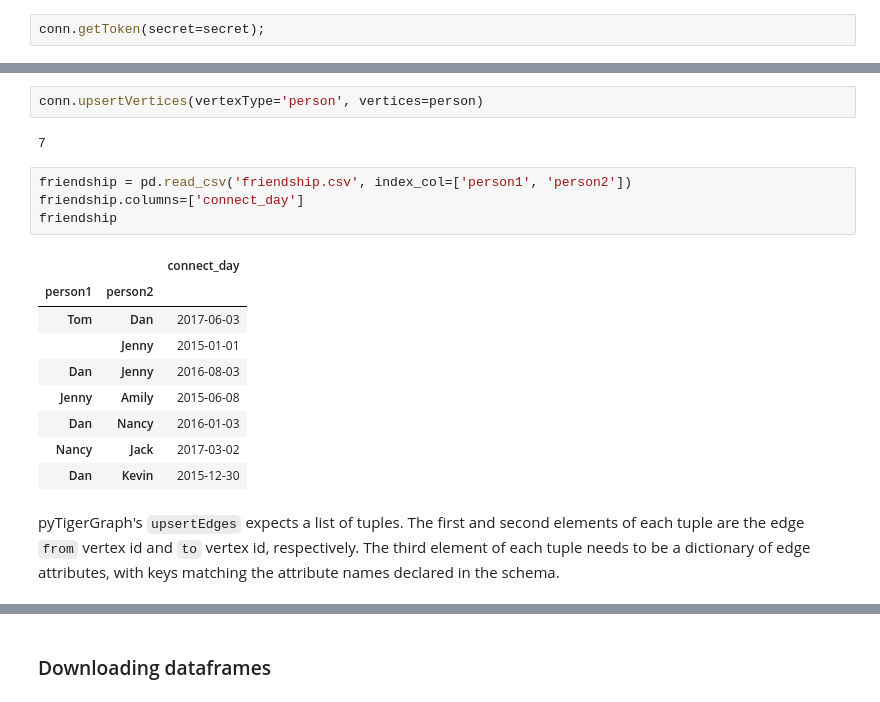
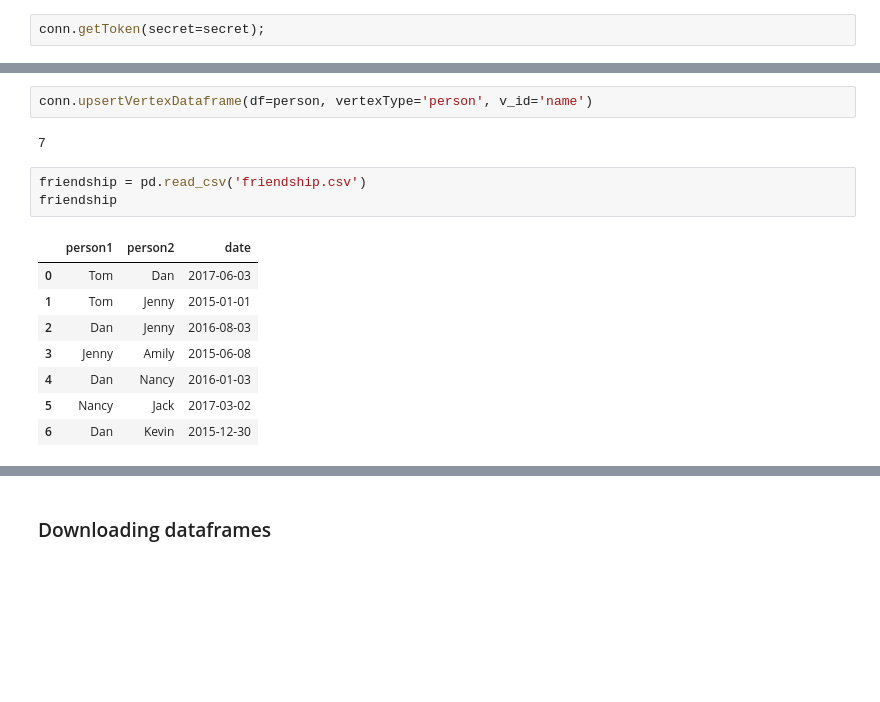
Before and after one commit to pyTigerGraph/pyTigerGraph, a Jupyter notebook: examples/GSQL101 - PyTigerGraph.ipynb, the cells around one changed output, grey strips where cells are left out. Cells and saved outputs as stored; diff of their text form; blank space fills up the shorter version.

```diff
--- a/examples/GSQL101 - PyTigerGraph.ipynb
+++ b/examples/GSQL101 - PyTigerGraph.ipynb
@@ -217,20 +201,16 @@ person
-# %%
-conn.upsertVertices(vertexType='person', vertices=person)
-# %% [output]
-7
+# %%
+conn.upsertVertexDataframe(df=person, vertexType='person', v_id='name')
+# %% [output]
+7
 # %%
-friendship = pd.read_csv('friendship.csv', index_col=['person1', 'person2'])
-friendship.columns=['connect_day']
+friendship = pd.read_csv('friendship.csv')
 friendship
 # %% [output]
-|  |  | connect_day |
-| person1 | person2 |  |
-| Tom | Dan | 2017-06-03 |
-|  | Jenny | 2015-01-01 |
-| Dan | Jenny | 2016-08-03 |
-| Jenny | Amily | 2015-06-08 |
-| Dan | Nancy | 2016-01-03 |
-| Nancy | Jack | 2017-03-02 |
-| Dan | Kevin | 2015-12-30 |
+|  | person1 | person2 | date |
+| 0 | Tom | Dan | 2017-06-03 |
+| 1 | Tom | Jenny | 2015-01-01 |
+| 2 | Dan | Jenny | 2016-08-03 |
+| 3 | Jenny | Amily | 2015-06-08 |
+| 4 | Dan | Nancy | 2016-01-03 |
+| 5 | Nancy | Jack | 2017-03-02 |
+| 6 | Dan | Kevin | 2015-12-30 |
-# %% [markdown]
-pyTigerGraph's `upsertEdges` expects a list of tuples. The first and second elements of each tuple are the edge `from` vertex id and `to` vertex id, respectively. The third element of each tuple needs to be a dictionary of edge attributes, with keys matching the attribute names declared in the schema.
```
Also changed, not shown: parts of 11 cells of this notebook, 1 other file.
